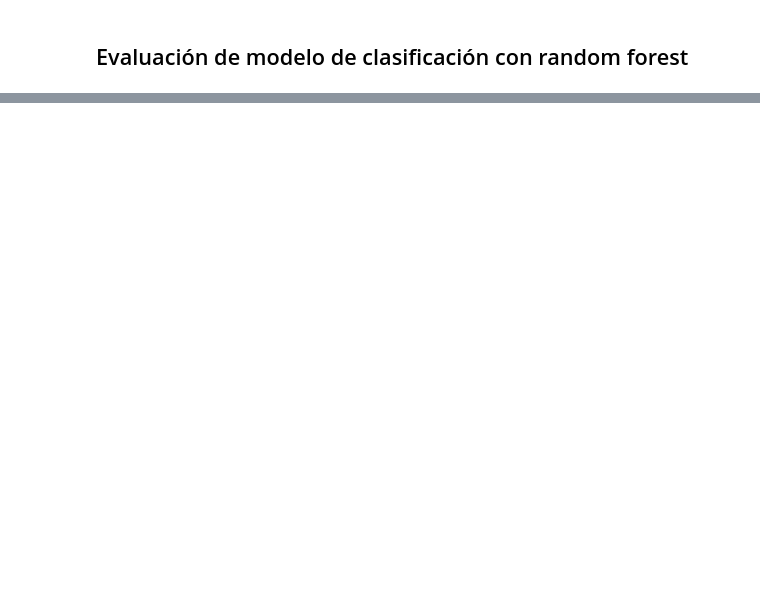
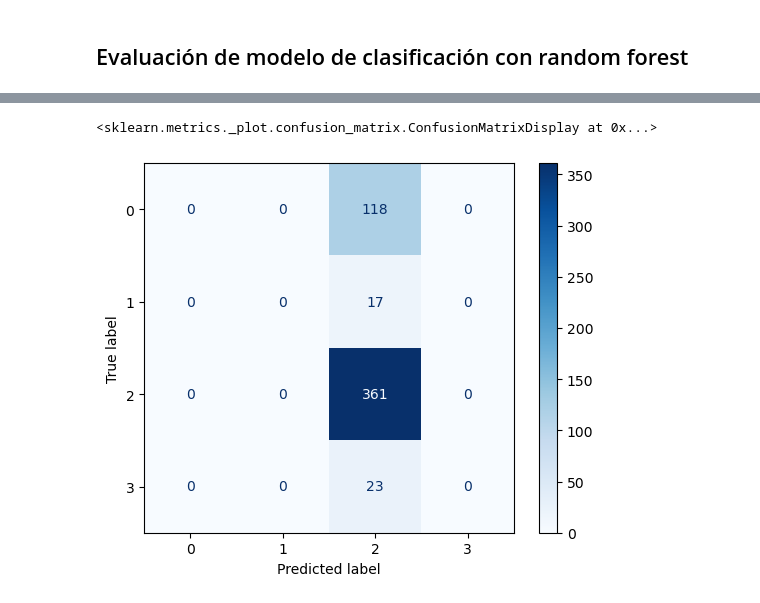
Before and after one commit to CarlosCortes2020/ScikitLearnDecTree, a Jupyter notebook: notebooks/002_decision_tree_random_forest_project_template.ipynb, the cells around one changed output, grey strips where cells are left out. Drawn from its saved outputs; the diff is of its cells as text; code cells hidden in the pictures; blank space fills up the shorter version.

```diff
--- a/notebooks/002_decision_tree_random_forest_project_template.ipynb
+++ b/notebooks/002_decision_tree_random_forest_project_template.ipynb
@@ -209,5 +223,7 @@ TypeError: barplot() takes from 0 to 1 positional arguments but 2 positional arg
 # %%
 #Calculo de las predicciones en Train y Test
+y_train_pred_rf = model_rf.predict(X_train)
+y_test_pred_rf = model_rf.predict(X_test)
 # %% [markdown]
 ## Evaluación de modelo de clasificación con random forest
 # %%
@@ -230,2 +283,13 @@ TypeError: barplot() takes from 0 to 1 positional arguments but 2 positional arg
+# %%
+#Generamos la matris de confusion con visualizacion
+from sklearn.metrics import ConfusionMatrixDisplay
+import matplotlib.pyplot as plt
+
+cm = confusion_matrix(y_test, y_test_pred_rf)
+disp = ConfusionMatrixDisplay(confusion_matrix=cm)
+disp.plot(cmap=plt.cm.Blues)
+# %% [output]
+<sklearn.metrics._plot.confusion_matrix.ConfusionMatrixDisplay at 0x...>
+[figure, added]
 # %%
 #RF
```
Also changed, not shown: parts of 8 cells of this notebook, 1 other file.
